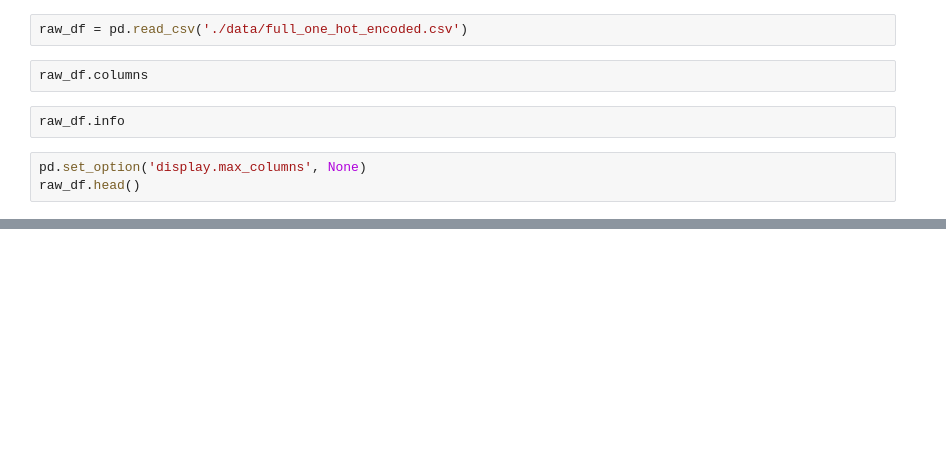
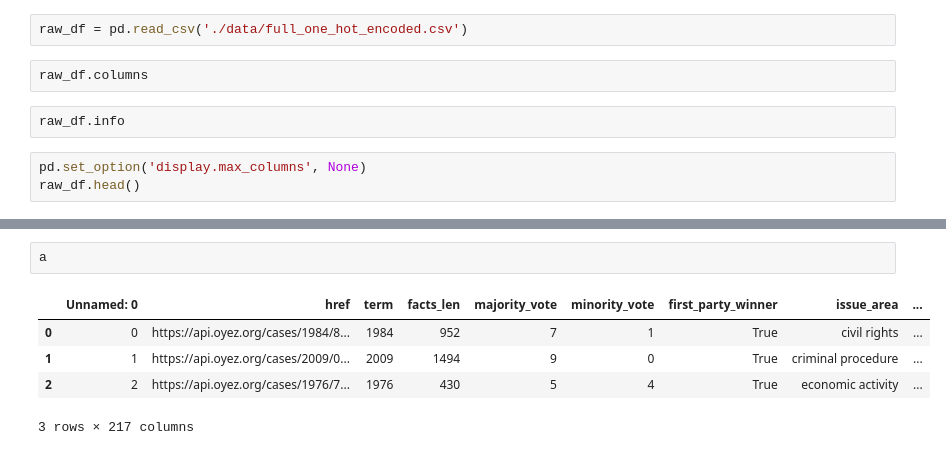
Before and after one commit to RMLanders/filevine_casestudy, a Jupyter notebook: eda.ipynb, the cells around one changed output, grey strips where cells are left out. Cells and saved outputs as stored; diff of their text form; blank space fills up the shorter version.

```diff
--- a/eda.ipynb
+++ b/eda.ipynb
@@ -154,0 +217,8 @@ raw_df.head()
+# %%
+a
+# %% [output]
+|  | Unnamed: 0 | href | term | facts_len | majority_vote | minority_vote | first_party_winner | issue_area | ... |
+| 0 | 0 | https://api.oyez.org/cases/1984/8... | 1984 | 952 | 7 | 1 | True | civil rights | ... |
+| 1 | 1 | https://api.oyez.org/cases/2009/0... | 2009 | 1494 | 9 | 0 | True | criminal procedure | ... |
+| 2 | 2 | https://api.oyez.org/cases/1976/7... | 1976 | 430 | 5 | 4 | True | economic activity | ... |
+3 rows × 217 columns
```
Also changed, not shown: parts of 11 cells of this notebook, 9 other files.
